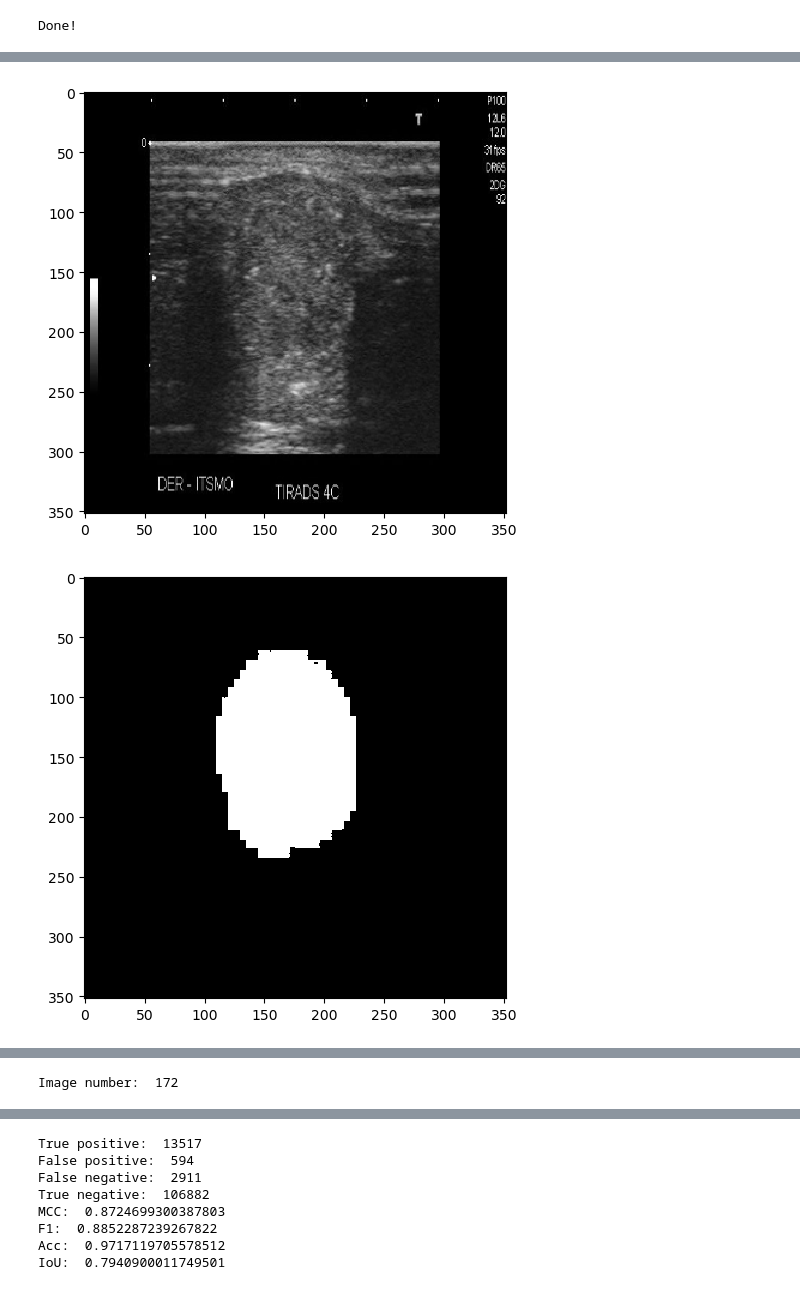
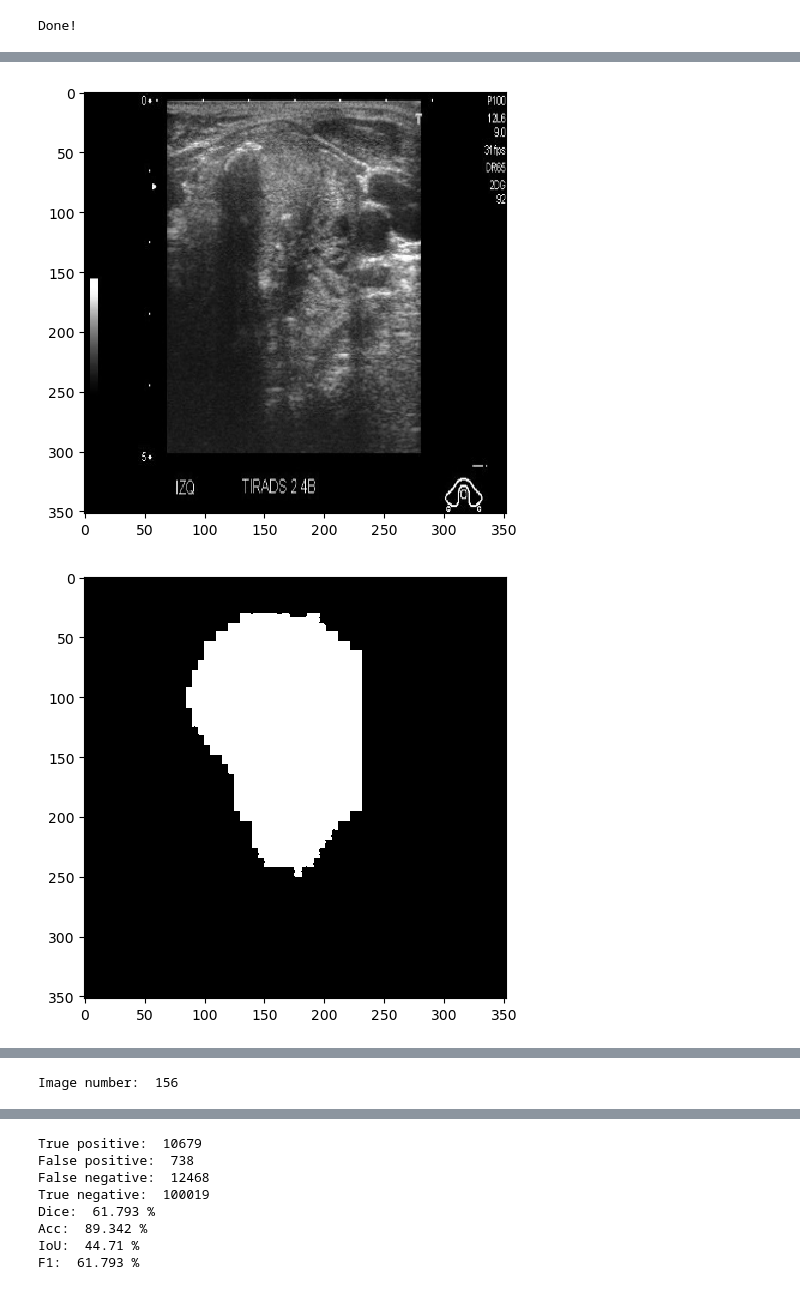
Before and after one commit to LaraTaras/Disertatie_, a Jupyter notebook: jupyternotebook/Unet Model.ipynb, the cells around one changed output, grey strips where cells are left out. Cells and saved outputs as stored; diff of their text form; code cells hidden in the pictures.

```diff
--- a/jupyternotebook/Unet Model.ipynb
+++ b/jupyternotebook/Unet Model.ipynb
@@ -182,6 +237,6 @@ ________________________________________________________________________________
 # %%
 # Se antreneaza modelul
-checkpoiter = tf.keras.callbacks.ModelCheckpoint('model_augmented12_for_nuclei.h5', verbose=1, save_best_only=True)
+checkpoiter = tf.keras.callbacks.ModelCheckpoint('model_unet_no_aug.h5', verbose=1, save_best_only=True)
 
 callbacks = [
     tf.keras.callbacks.EarlyStopping(patience=2, monitor='val_loss'),
@@ -189,6 +244,10 @@ callbacks = [
     checkpoiter
 
 ]
-results = model.fit(X_train, Y_train, validation_split=0.1, batch_size=8, epochs=25, callbacks=callbacks)
+results = model.fit(X_train, Y_train,
+                    validation_split=0.2,
+                    batch_size=8,
+                    epochs=25,
+                    callbacks=callbacks)
 # %% [output]
 Epoch 1/25
@@ -242,6 +442,5 @@ Image number:  68
 # %%
- # Se evalueaza sistemul
-
+# Pentru a vedea valorile metricilor ale unei singure imagini
 # Se alege un numar aleator
 x = random.randint(0, len(preds_test_t))
 
@@ -263,43 +462,46 @@ fp = 0
 fn = 0
 tn = 0
 
 for i in range(len(gtMask)):
     for j in range(len(gtMask[i])):
         if gtMask[i][j] == True and predMask[i][j] == 1:
             tp += 1
         elif gtMask[i][j] == False and predMask[i][j] == 1:
             fp += 1
         elif gtMask[i][j] == True and predMask[i][j] == 0:
             fn += 1
         elif gtMask[i][j] == False and predMask[i][j] == 0:
             tn += 1
 
 # Show the Confusion Matrix
 cmat = [[tp, fn], [fp, tn]]
 plt.figure(figsize = (6,6))
 sns.heatmap(cmat/np.sum(cmat), cmap="Reds", annot=True, fmt = '.2%', square=1,   linewidth=2.)
-plt.xlabel("predictions")
-plt.ylabel("real values")
+plt.xlabel("Predicted Values")
+plt.ylabel("True Values")
+plt.title("Confusion Matrix")
 plt.show()
 
 # Print parameters
 print("True positive: ",tp)
 print("False positive: ",fp)
 print("False negative: ",fn)
 print("True negative: ",tn)
 
+
 # Calculate the evaluation metrics
-iou = tp / (tp + fp + fn)
-total = tp + fp + fn + tn
-accuracy = (tp + tn) / total
-f1_score = (2 * tp) / ((2 * tp) + fp + fn)
-mcc = ((tp * tn) - (fp * fn)) / (np.sqrt((tp + fp) * (tp + fn) * (tn + fp) * (tn + fn)))
+iou = tp / (tp + fp + fn) if (tp + fp + fn) > 0 else 0
+accuracy = (tp + tn) / (tp + fp + fn + tn)
+dice = (2 * tp) / ((2 * tp) + fp + fn) if ((2 * tp) + fp + fn) > 0 else 0
+precision = tp / (tp + fp) if (tp + fp) > 0 else 0
+recall = tp / (tp + fn) if (tp + fn) > 0 else 0
+f1_score = (2 * precision * recall)/(precision + recall) if (precision + recall) > 0 else 0
 
 # Print the evaluation metrics
-print("MCC: ", mcc)
-print("F1: ", f1_score)
-print("Acc: ", accuracy)
-print("IoU: ", iou)
+print("Dice: ", round(dice*100, 3), "%")
+print("Acc: ", round(accuracy*100, 3), "%")
+print("IoU: ", round(iou*100, 3), "%")
+print("F1: ", round(f1_score*100, 3), "%")
 # %% [output]
-[figure, old version]
+[figure, new version]
-[figure, old version]
+[figure, new version]
@@ -307 +509 @@ print("IoU: ", iou)
-Image number:  172
+Image number:  156
@@ -309,8 +511,8 @@ Image number:  172
-True positive:  13517
-False positive:  594
-False negative:  2911
-True negative:  106882
-MCC:  0.8724699300387803
-F1:  0.8852287239267822
-Acc:  0.9717119705578512
-IoU:  0.7940900011749501
+True positive:  10679
+False positive:  738
+False negative:  12468
+True negative:  100019
+Dice:  61.793 %
+Acc:  89.342 %
+IoU:  44.71 %
+F1:  61.793 %
```
Also changed, not shown: parts of 31 cells of this notebook, 2 other files.
